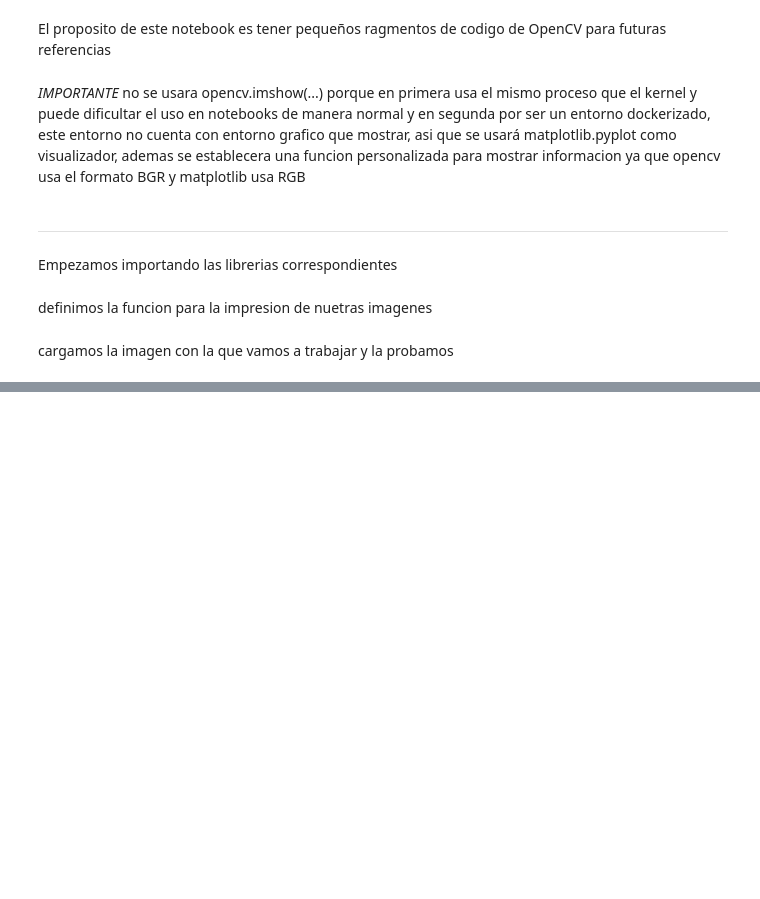
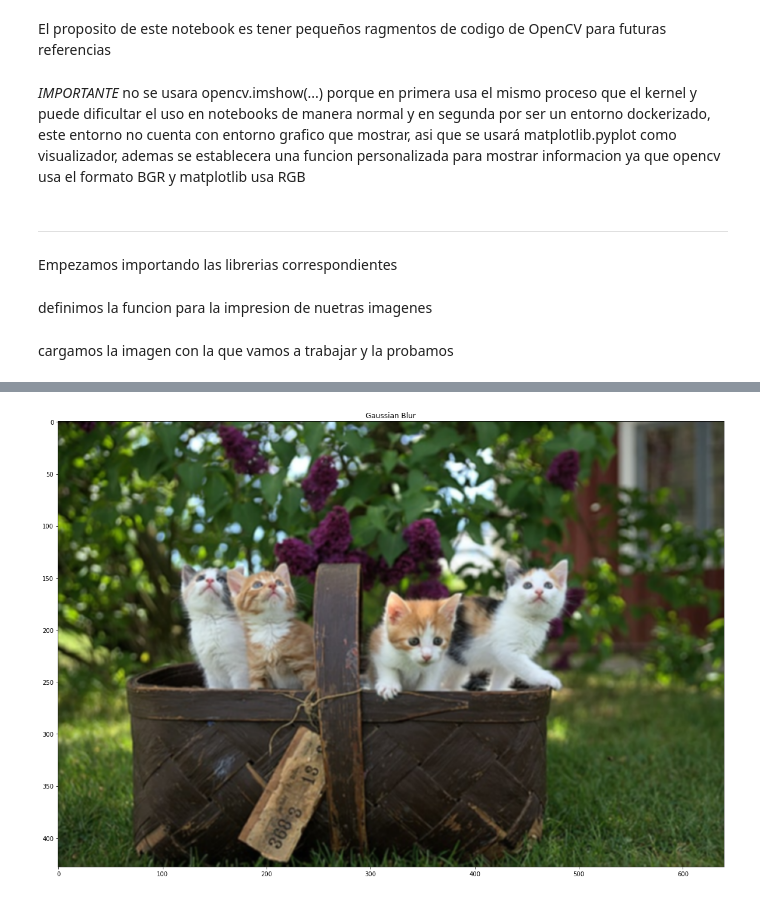
Before and after one commit to AsgarVega/MyDockerBasics, a Jupyter notebook: Python/anaconda/notebooks/notebooks/opencv pininos.ipynb, the cells around one changed output, grey strips where cells are left out. Saved outputs shown, nothing was run; the diff lists cells and outputs as text; code cells hidden in the pictures; blank space fills up the shorter version.

```diff
--- a/Python/anaconda/notebooks/notebooks/opencv pininos.ipynb
+++ b/Python/anaconda/notebooks/notebooks/opencv pininos.ipynb
@@ -30,0 +38,18 @@ a continuacion empezamos con los tratamientos correspondientes
+# %%
+kernel_1D = 3
+kernel_2D = (kernel_1D,kernel_1D) # tamaño minimo de (1,1) que es sin blur, tamaño maximo (9,9)
+# viene a ser el tamaño del pincel (realmente es el tamaño de la matriz que procesara la imagen)
+blur = cv.blur(cat_original, kernel_2D)
+
+gauss = cv.GaussianBlur(cat_original, kernel_2D, 0)
+
+median = cv.medianBlur(cat_original,kernel_1D)
+
+bilateral = cv.bilateralFilter(cat_original,9,15,15)
+# %%
+# printer(blur, 'Blur')
+printer(gauss, 'Gaussian Blur')
+# printer(median, 'median Blur')
+# printer(bilateral, 'Bilateral Blur')
+# %% [output]
+[figure, added]
```
Also changed, not shown: parts of 6 cells of this notebook, 2 other files.
